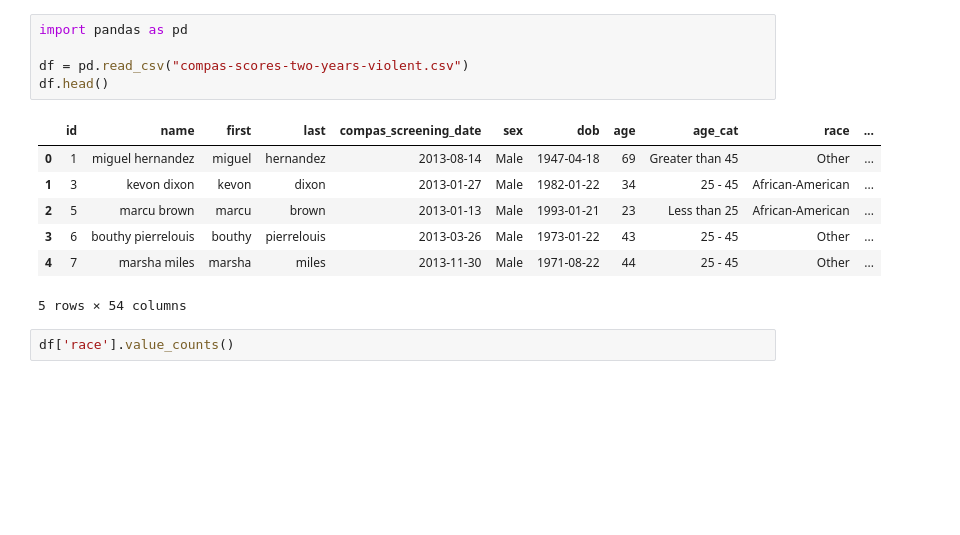
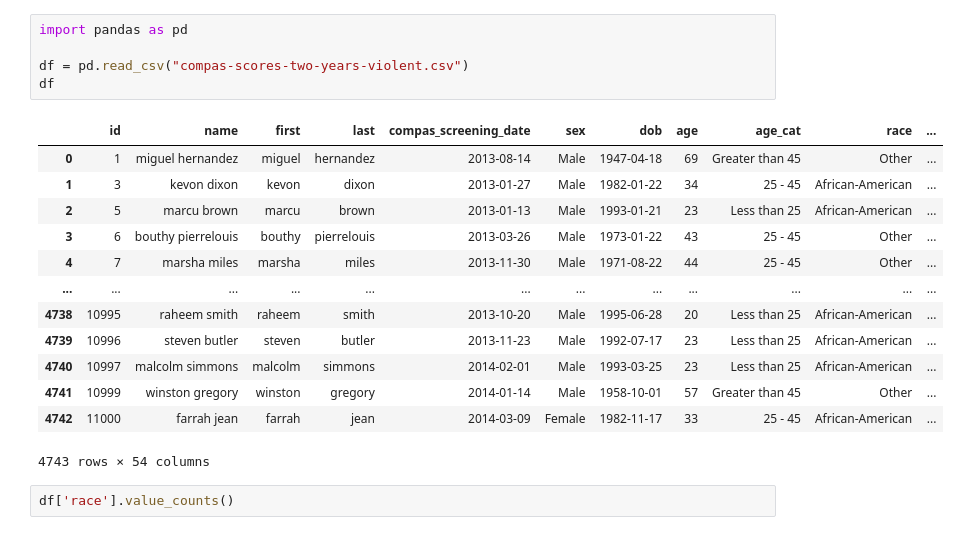
Before and after one commit to nadav-alali/Fair-Ranking-Project, a Jupyter notebook: Datasets/COMPAS/compass_data_exploration.ipynb, the cells around one changed output. Saved outputs shown, nothing was run; the diff lists cells and outputs as text; blank space fills up the shorter version.

```diff
--- a/Datasets/COMPAS/compass_data_exploration.ipynb
+++ b/Datasets/COMPAS/compass_data_exploration.ipynb
@@ -1,16 +1,22 @@
 # %%
 import pandas as pd
 
 df = pd.read_csv("compas-scores-two-years-violent.csv")
-df.head()
+df
 # %% [output]
 |  | id | name | first | last | compas_screening_date | sex | dob | age | age_cat | race | ... |
 | 0 | 1 | miguel hernandez | miguel | hernandez | 2013-08-14 | Male | 1947-04-18 | 69 | Greater than 45 | Other | ... |
 | 1 | 3 | kevon dixon | kevon | dixon | 2013-01-27 | Male | 1982-01-22 | 34 | 25 - 45 | African-American | ... |
 | 2 | 5 | marcu brown | marcu | brown | 2013-01-13 | Male | 1993-01-21 | 23 | Less than 25 | African-American | ... |
 | 3 | 6 | bouthy pierrelouis | bouthy | pierrelouis | 2013-03-26 | Male | 1973-01-22 | 43 | 25 - 45 | Other | ... |
 | 4 | 7 | marsha miles | marsha | miles | 2013-11-30 | Male | 1971-08-22 | 44 | 25 - 45 | Other | ... |
+| ... | ... | ... | ... | ... | ... | ... | ... | ... | ... | ... | ... |
+| 4738 | 10995 | raheem smith | raheem | smith | 2013-10-20 | Male | 1995-06-28 | 20 | Less than 25 | African-American | ... |
+| 4739 | 10996 | steven butler | steven | butler | 2013-11-23 | Male | 1992-07-17 | 23 | Less than 25 | African-American | ... |
+| 4740 | 10997 | malcolm simmons | malcolm | simmons | 2014-02-01 | Male | 1993-03-25 | 23 | Less than 25 | African-American | ... |
+| 4741 | 10999 | winston gregory | winston | gregory | 2014-01-14 | Male | 1958-10-01 | 57 | Greater than 45 | Other | ... |
+| 4742 | 11000 | farrah jean | farrah | jean | 2014-03-09 | Female | 1982-11-17 | 33 | 25 - 45 | African-American | ... |
-5 rows × 54 columns
+4743 rows × 54 columns
 # %%
 df['race'].value_counts()
 # %% [output]
```
Also changed, not shown: 10 other files.
